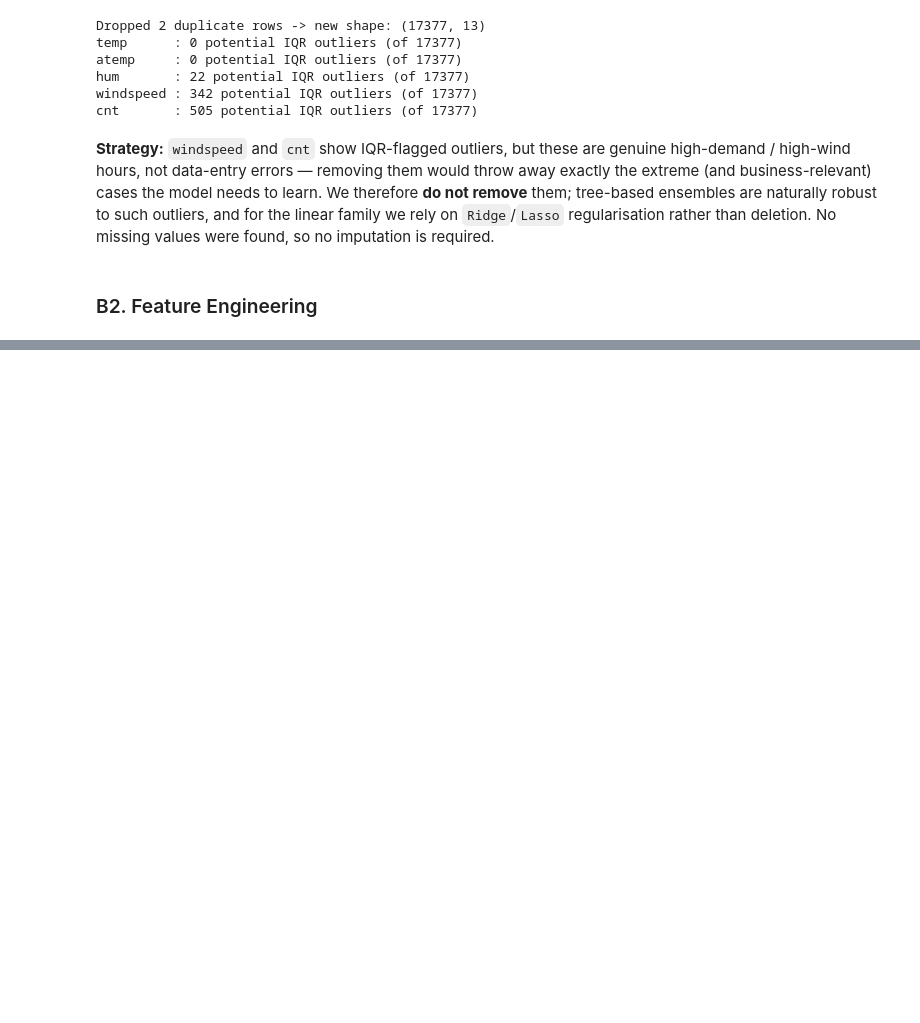
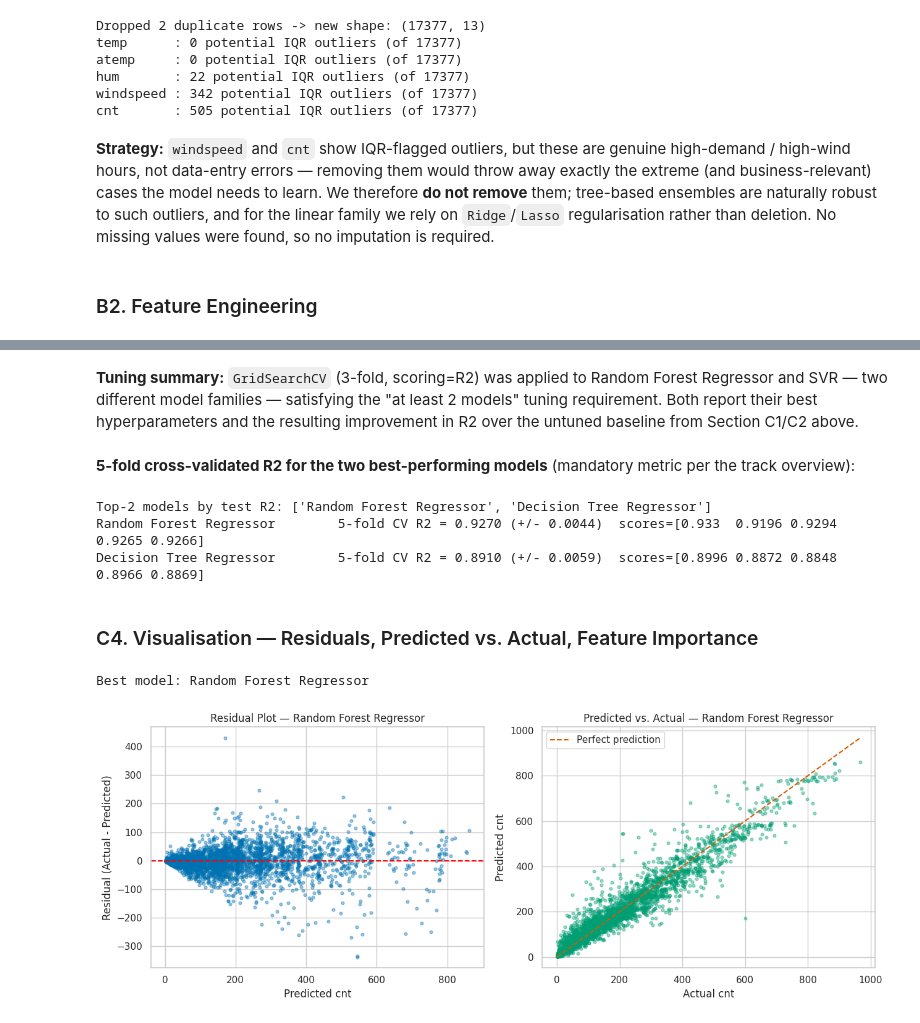
Before and after one commit to djjoy8247408969-netizen/ml_case_study, a Jupyter notebook: regression.ipynb, the cells around one changed output, grey strips where cells are left out. Saved outputs shown, nothing was run; the diff lists cells and outputs as text; code cells hidden in the pictures; blank space fills up the shorter version.

```diff
--- a/regression.ipynb
+++ b/regression.ipynb
@@ -214,0 +285,13 @@ regularisation rather than deletion. No missing values were found, so no imputat
+# %%
+results = []
+fitted_models = {}
+
+def run_model(name, pipeline):
+    pipeline.fit(X_train, y_train)
+    preds = pipeline.predict(X_test)
+    r2 = r2_score(y_test, preds)
+    rmse = mean_squared_error(y_test, preds) ** 0.5
+    mae = mean_absolute_error(y_test, preds)
+    results.append({'Model': name, 'R2': r2, 'RMSE': rmse, 'MAE': mae})
+    fitted_models[name] = pipeline
+    return preds
@@ -214,0 +430,4 @@ regularisation rather than deletion. No missing values were found, so no imputat
+# %%
+results_df = pd.DataFrame(results).sort_values('R2', ascending=False).reset_index(drop=True)
+results_df.index += 1
+results_df.style.background_gradient(subset=['R2'], cmap='Greens').format({'R2':'{:.4f}','RMSE':'{:.2f}','MAE':'{:.2f}'})
@@ -214,0 +502,46 @@ regularisation rather than deletion. No missing values were found, so no imputat
+# %% [markdown]
+**Tuning summary:** `GridSearchCV` (3-fold, scoring=R2) was applied to Random Forest Regressor and SVR — two different model
+families — satisfying the "at least 2 models" tuning requirement. Both report their best hyperparameters and the resulting improvement in
+R2 over the untuned baseline from Section C1/C2 above.
+# %% [markdown]
+**5-fold cross-validated R2 for the two best-performing models** (mandatory metric per the track overview):
+# %%
+top2 = results_df.head(2)['Model'].tolist()
+print("Top-2 models by test R2:", top2)
+
+cv = KFold(n_splits=5, shuffle=True, random_state=RANDOM_STATE)
+for name in top2:
+    pipe = fitted_models[name]
+    cv_scores = cross_val_score(pipe, X_train, y_train, cv=cv, scoring='r2', n_jobs=-1)
+    print(f"{name:30s} 5-fold CV R2 = {cv_scores.mean():.4f} (+/- {cv_scores.std():.4f})  scores={np.round(cv_scores,4)}")
+# %% [output]
+Top-2 models by test R2: ['Random Forest Regressor', 'Decision Tree Regressor']
+Random Forest Regressor        5-fold CV R2 = 0.9270 (+/- 0.0044)  scores=[0.933  0.9196 0.9294 0.9265 0.9266]
+Decision Tree Regressor        5-fold CV R2 = 0.8910 (+/- 0.0059)  scores=[0.8996 0.8872 0.8848 0.8966 0.8869]
+# %% [markdown]
+### C4. Visualisation — Residuals, Predicted vs. Actual, Feature Importance
+# %%
+best_model_name = results_df.iloc[0]['Model']
+best_pipe = fitted_models[best_model_name]
+best_preds = best_pipe.predict(X_test)
+residuals = y_test - best_preds
+print("Best model:", best_model_name)
+
+fig, axes = plt.subplots(1, 2, figsize=(13, 5))
+axes[0].scatter(best_preds, residuals, alpha=0.4, s=12, color='#0072B2')
+axes[0].axhline(0, color='red', linestyle='--')
+axes[0].set_xlabel('Predicted cnt'); axes[0].set_ylabel('Residual (Actual - Predicted)')
+axes[0].set_title(f'Residual Plot — {best_model_name}')
+
+axes[1].scatter(y_test, best_preds, alpha=0.4, s=12, color='#009E73')
+lims = [0, max(y_test.max(), best_preds.max())]
+axes[1].plot(lims, lims, 'r--', label='Perfect prediction')
+axes[1].set_xlabel('Actual cnt'); axes[1].set_ylabel('Predicted cnt')
+axes[1].set_title(f'Predicted vs. Actual — {best_model_name}')
+axes[1].legend()
+plt.tight_layout()
+plt.savefig('reg_residual_predicted_vs_actual.png', bbox_inches='tight')
+plt.show()
+# %% [output]
+Best model: Random Forest Regressor
+[figure, added]
```
Also changed, not shown: parts of 41 cells of this notebook.
